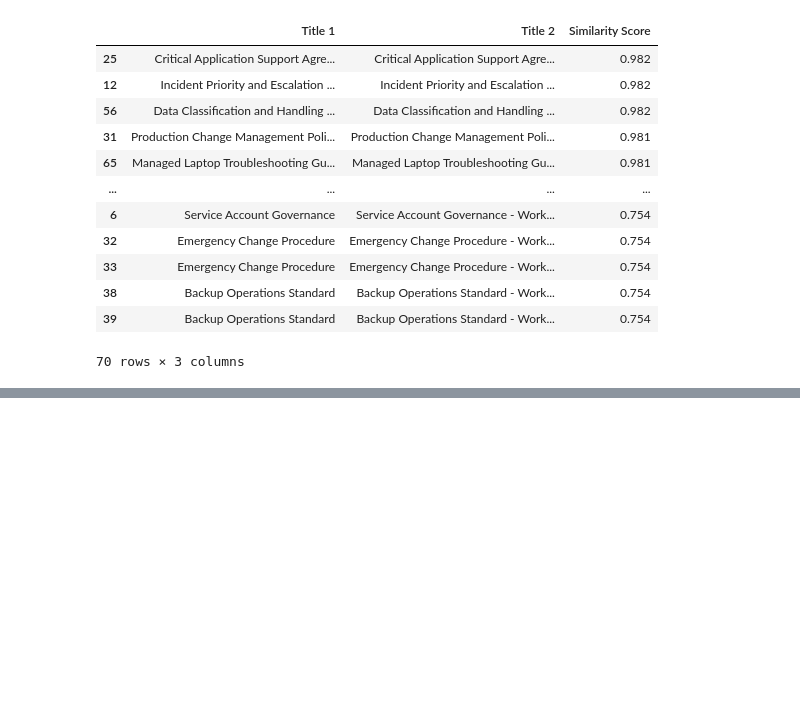
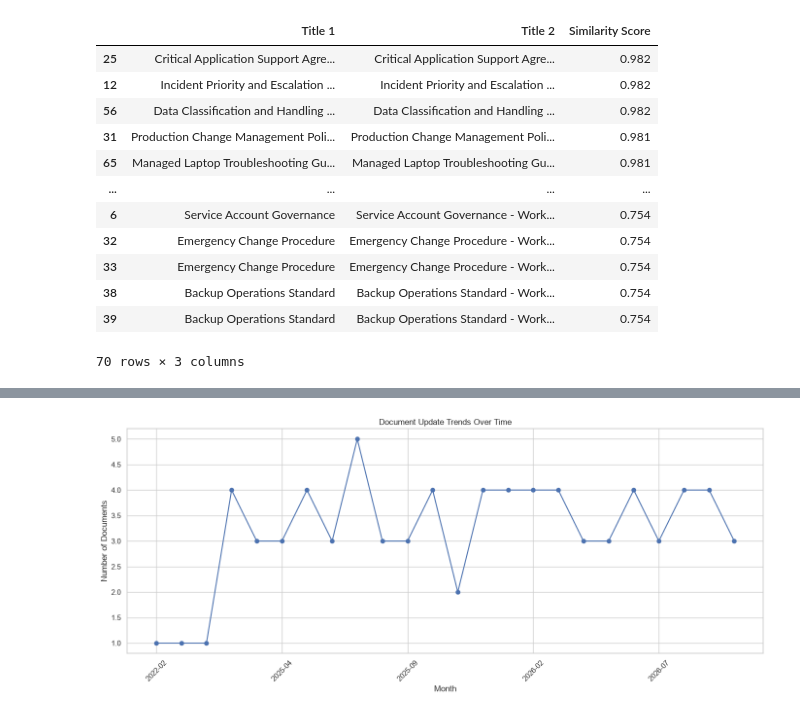
Before and after one commit to anurag-insights/RAG-Based-AI-Document-Assistant-, a Jupyter notebook: notebooks/01_EDA.ipynb, the cells around one changed output, grey strips where cells are left out. Drawn from its saved outputs; the diff is of its cells as text; code cells hidden in the pictures; blank space fills up the shorter version.

```diff
--- a/notebooks/01_EDA.ipynb
+++ b/notebooks/01_EDA.ipynb
@@ -517,0 +600,7 @@ similar_titles_df.sort_values(
+# %%
+df["review_date"] = pd.to_datetime(
+    df["review_date"],
+    errors="coerce"
+)
+
+df["review_date"].describe()
@@ -517,0 +616,28 @@ similar_titles_df.sort_values(
+# %%
+date_counts = (
+    df.dropna(subset=["review_date"])
+    .groupby(df["review_date"].dt.to_period("M"))
+    .size()
+)
+
+date_counts.index = date_counts.index.astype(str)
+
+plt.figure(figsize=(14, 6))
+
+date_counts.plot(kind="line", marker="o")
+
+plt.title("Document Update Trends Over Time")
+plt.xlabel("Month")
+plt.ylabel("Number of Documents")
+plt.xticks(rotation=45)
+plt.tight_layout()
+
+plt.savefig(
+    visualization_dir / "05_document_update_trends.png",
+    dpi=300,
+    bbox_inches="tight"
+)
+
+plt.show()
+# %% [output]
+[figure, added]
```
Also changed, not shown: parts of 6 cells of this notebook.
